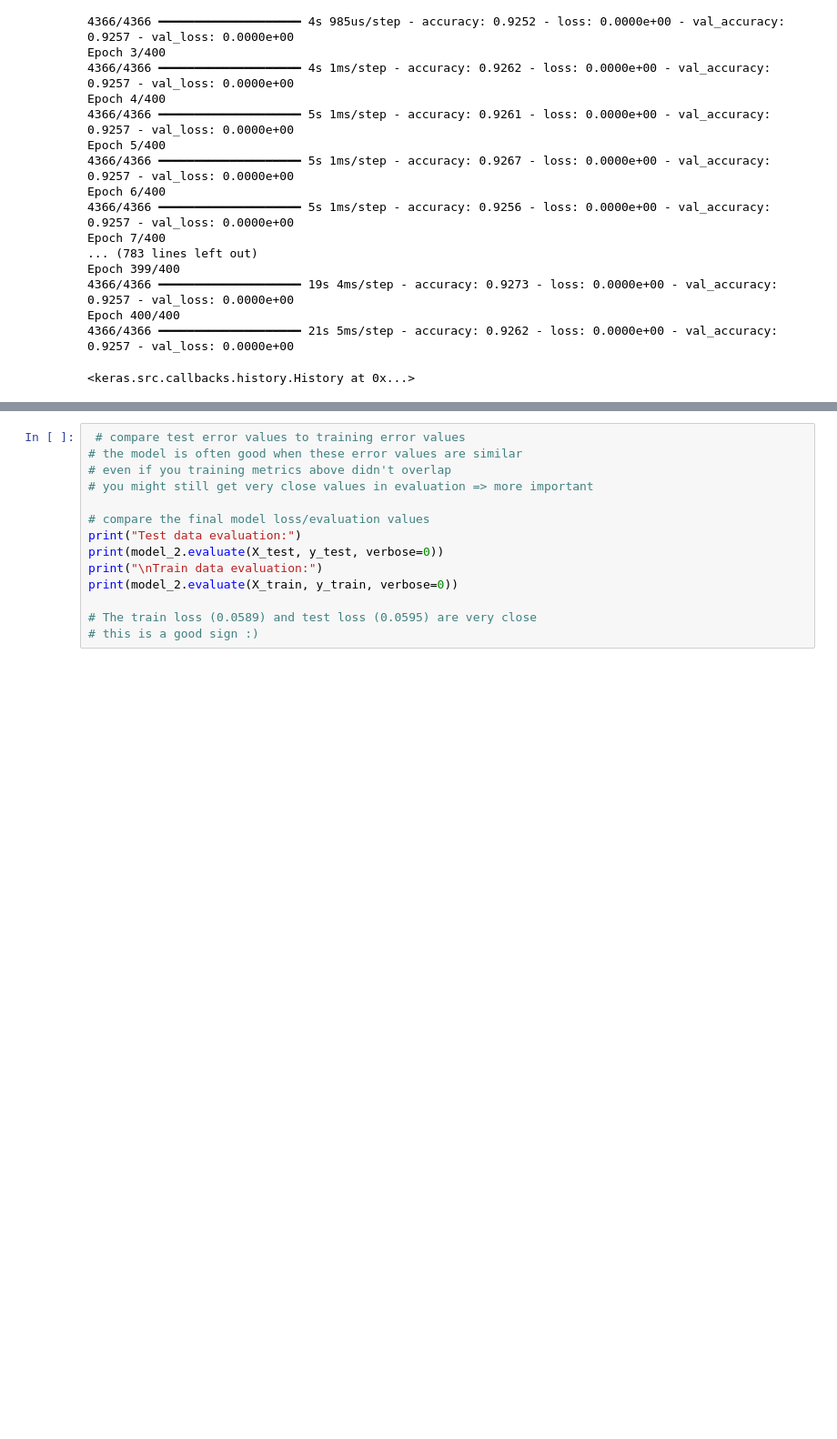
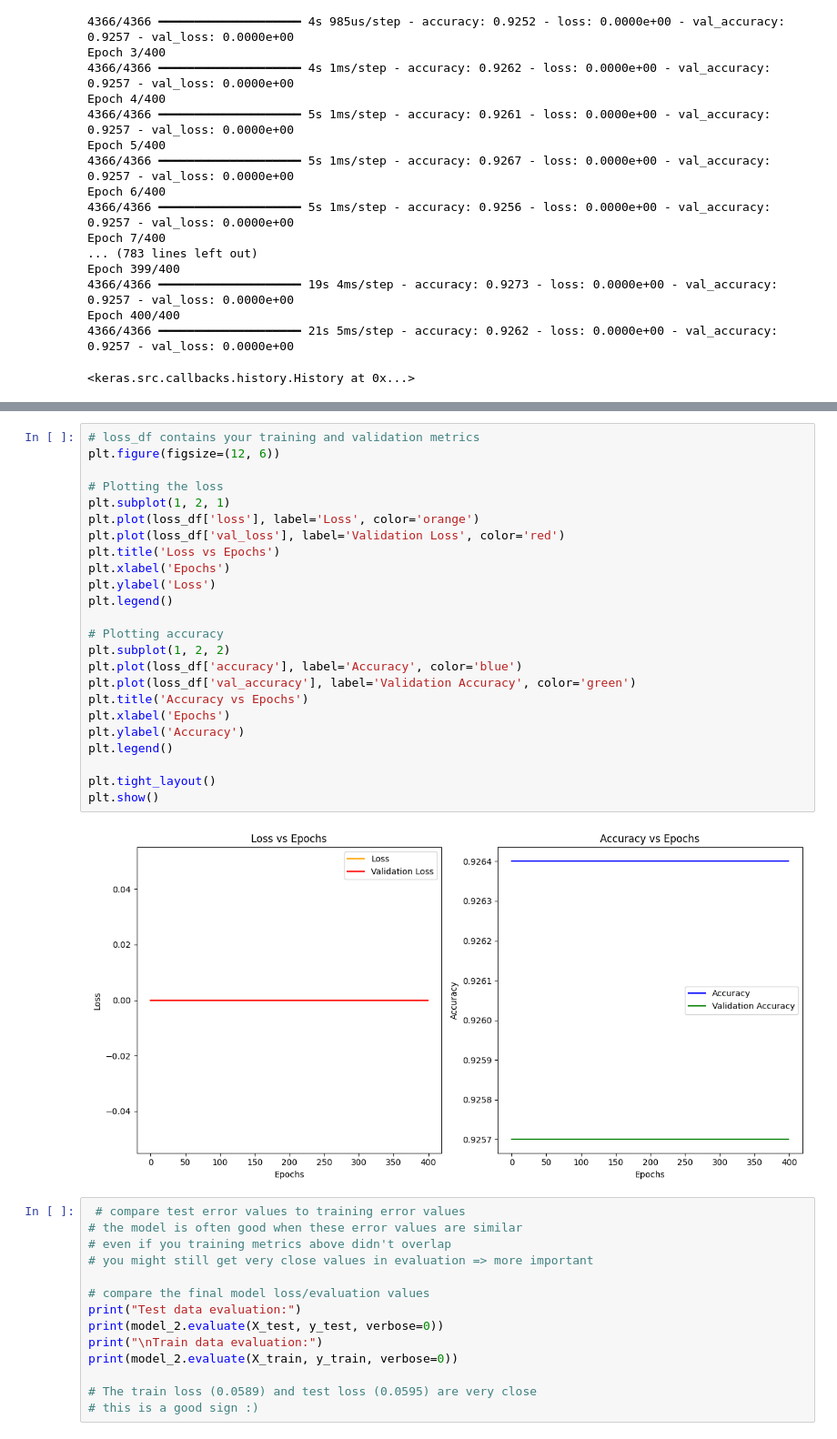
Before and after one commit to crypt0kitik/Deep_Learning, a Jupyter notebook: 2 - ANN for classification/03 - Neural network_2.ipynb, the cells around one changed output, grey strips where cells are left out. Shown at 91% size. Cells and saved outputs as stored; diff of their text form; blank space fills up the shorter version.

```diff
--- a/2 - ANN for classification/03 - Neural network_2.ipynb
+++ b/2 - ANN for classification/03 - Neural network_2.ipynb
@@ -155,3 +149,29 @@ loss_df.plot()
+# %%
+# loss_df contains your training and validation metrics
+plt.figure(figsize=(12, 6))
+
+# Plotting the loss
+plt.subplot(1, 2, 1)
+plt.plot(loss_df['loss'], label='Loss', color='orange')
+plt.plot(loss_df['val_loss'], label='Validation Loss', color='red')
+plt.title('Loss vs Epochs')
+plt.xlabel('Epochs')
+plt.ylabel('Loss')
+plt.legend()
+
+# Plotting accuracy
+plt.subplot(1, 2, 2)
+plt.plot(loss_df['accuracy'], label='Accuracy', color='blue')
+plt.plot(loss_df['val_accuracy'], label='Validation Accuracy', color='green')
+plt.title('Accuracy vs Epochs')
+plt.xlabel('Epochs')
+plt.ylabel('Accuracy')
+plt.legend()
+
+plt.tight_layout()
+plt.show()
+# %% [output]
+[figure, added]
 # %%
  # compare test error values to training error values
 # the model is often good when these error values are similar
```
Also changed, not shown: parts of 2 cells of this notebook, 1 other file.
